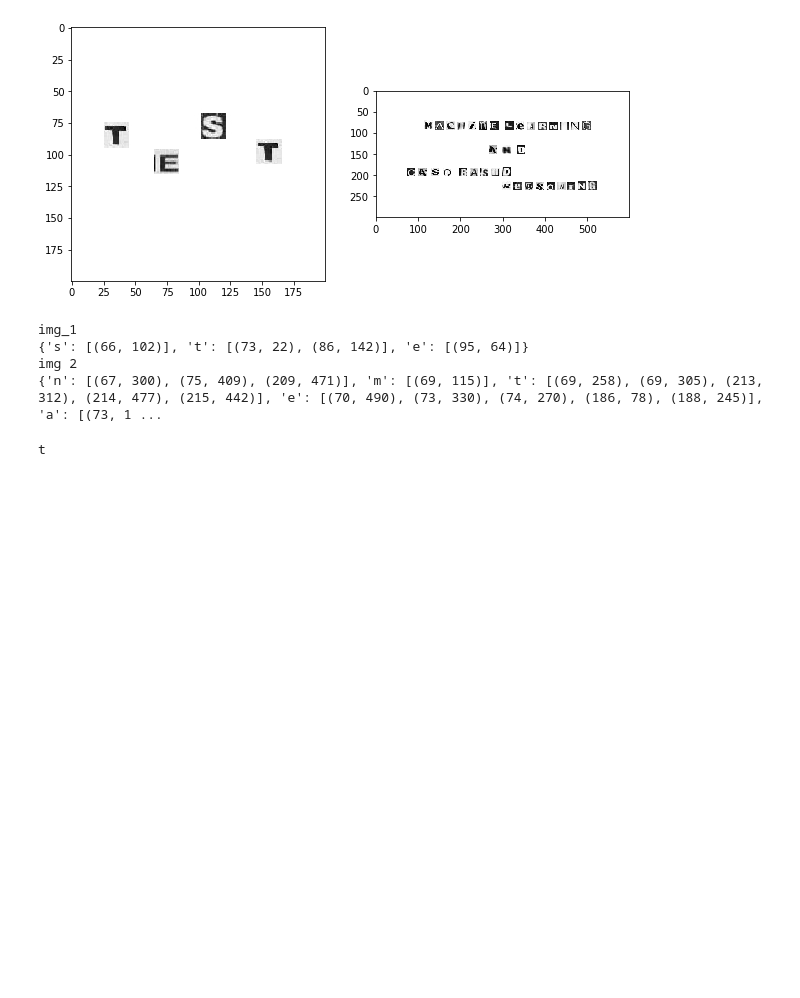
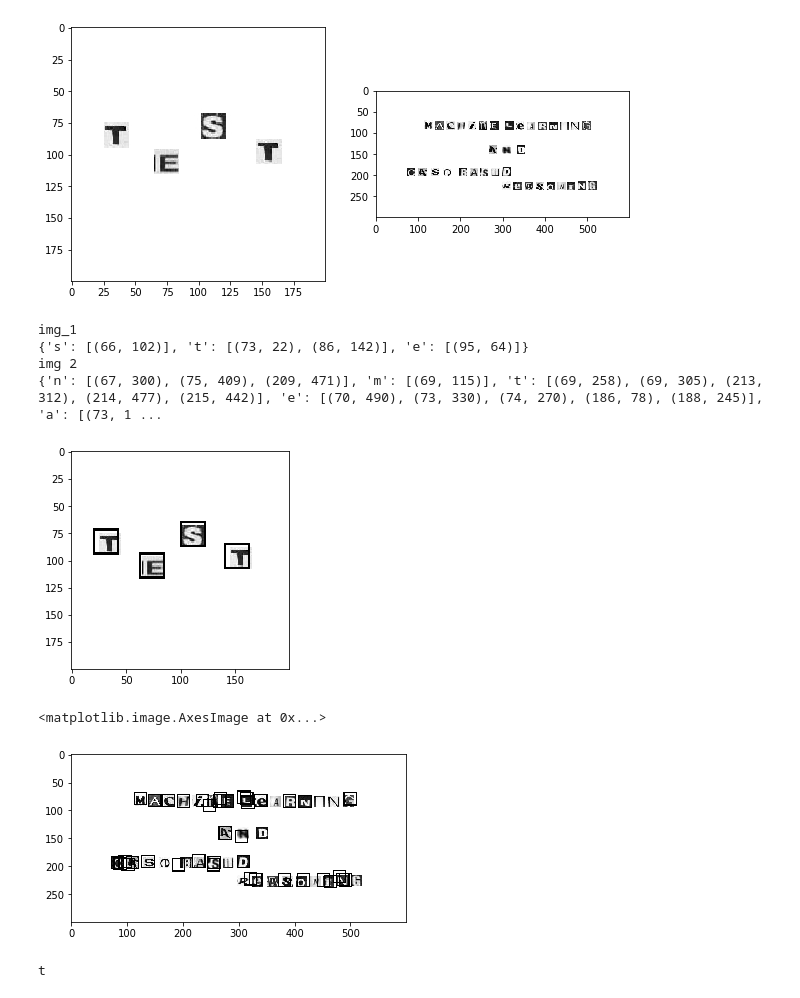
Before and after one commit to VemundFredriksen/TDT4173-Machine-Learning, a Jupyter notebook: Assignment 5/ex_5.ipynb, the cells around one changed output. Drawn from its saved outputs; the diff is of its cells as text; code cells hidden in the pictures; blank space fills up the shorter version.

Commit message:
added function that creates borders around found images

```diff
--- a/Assignment 5/ex_5.ipynb
+++ b/Assignment 5/ex_5.ipynb
@@ -101,21 +101,42 @@ def detect_objects(img):
 
 
     return objects
-
-print("img_1")
-
-img_1_objects = detect_objects(detection_1)
-print(img_1_objects)
-
-print("img 2")
-
-img_2_objects = detect_objects(detection_2)
-print(img_2_objects)
 # %% [output]
 img_1
 {'s': [(66, 102)], 't': [(73, 22), (86, 142)], 'e': [(95, 64)]}
 img 2
 {'n': [(67, 300), (75, 409), (209, 471)], 'm': [(69, 115)], 't': [(69, 258), (69, 305), (213, 312), (214, 477), (215, 442)], 'e': [(70, 490), (73, 330), (74, 270), (186, 78), (188, 245)], 'a': [(73, 1 ...
+# %%
+def draw_rectangles_around_letters(img, letter_coordinates):
+    """
+    params:
+    img: 2D numpy array image
+    letter_coordinates: dictionary with
+    """
+    img = np.copy(img)
+    for l in letter_coordinates:
+        for coord in letter_coordinates[l]:
+            i = coord[0]
+            j = coord[1]
+            border = img[i:i+20, j:j+20]
+            border = np.pad(border, ((2,2),(2,2)), 'constant')
+            img[i-2:i+22, j-2:j+22] = border
+
+    return img
+
+#result of performing object detection with the coordinates
+img_1 = draw_rectangles_around_letters(detection_1, img_1_objects)
+img_2 = draw_rectangles_around_letters(detection_2, img_2_objects)
+
+
+plt.imshow(img_1, cmap="gray")
+plt.show()
+
+plt.imshow(img_2, cmap="gray")
+# %% [output]
+[figure, added]
+<matplotlib.image.AxesImage at 0x...>
+[figure, added]
 # %%
 """
 example of taking a window from the image and performing classification on it
```
